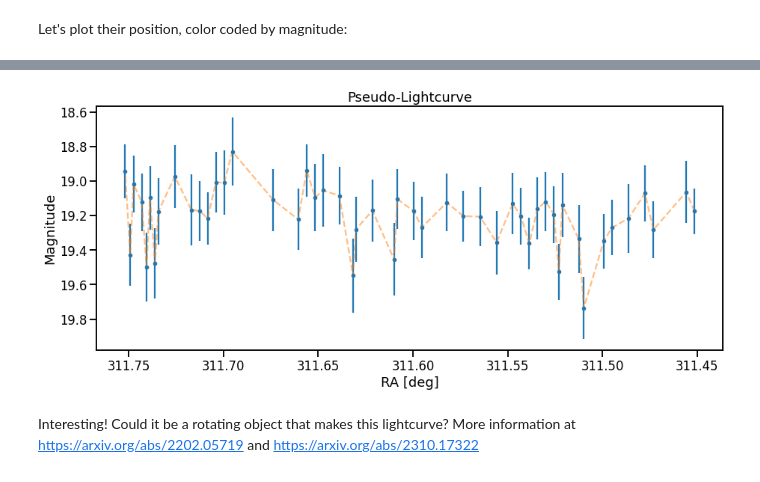
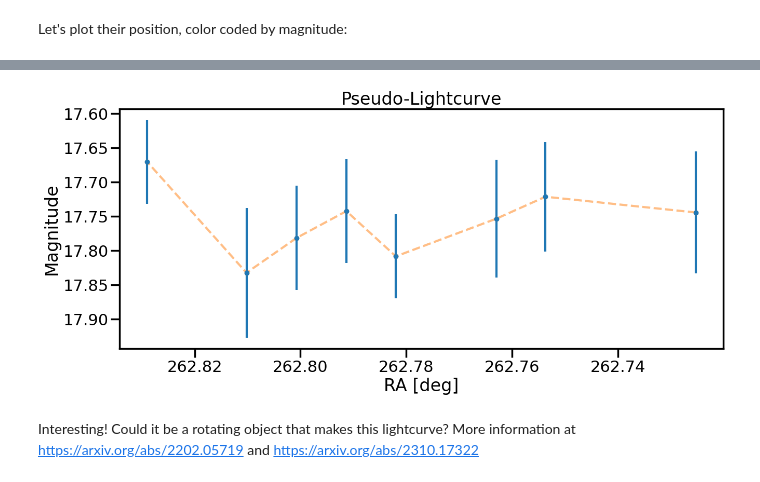
Before and after one commit to astrolabsoftware/fink-tutorials, a Jupyter notebook: sso/sso.ipynb, the cells around one changed output, grey strips where cells are left out. Drawn from its saved outputs; the diff is of its cells as text; code cells hidden in the pictures.

```diff
--- a/sso/sso.ipynb
+++ b/sso/sso.ipynb
@@ -225,10 +229,10 @@ From time to time, one can see, on a single exposure, a dozen of alerts making a
 # %%
 # dates are UTC
 r = requests.post(
-  'https://fink-portal.org/api/v1/explorer',
+  'https://api.fink-portal.org/api/v1/tracklet',
   json={
-    'startdate': '2021-03-18 12:33:03.996',
-    'window': '1', # in minute
+    "date": "2021-08-10",
+    "output-format": "json"
   }
 )
 
@@ -277,33 +281,33 @@ That's about 1 degree in one exposure (30 seconds) -- quite fast! Let's see the
 # %%
 fig = plt.figure(figsize=(15, 6))
 
-ra_filt = (pdfUFO['i:ra'] > 311) & (pdfUFO['i:ra'] < 312)
-dec_filt = (pdfUFO['i:dec'] > 2.4) & (pdfUFO['i:dec'] < 2.6)
+ra_filt = (pdfUFO['i:ra'] > 260) & (pdfUFO['i:ra'] < 270)
+dec_filt = (pdfUFO['i:dec'] > -22) & (pdfUFO['i:dec'] < -21.5)
 mask = ra_filt & dec_filt
 
 # sort values by RA that acts as a proxy for the arrow of time
 pdfUFO_sorted = pdfUFO.sort_values('i:ra')[mask]
 
 plt.errorbar(
     pdfUFO_sorted['i:ra'],
     pdfUFO_sorted['i:magpsf'],
     pdfUFO_sorted['i:sigmapsf'],
     marker='.', ls=''
 )
 
 plt.plot(
     pdfUFO_sorted['i:ra'],
     pdfUFO_sorted['i:magpsf'],
     marker='.', ls='--', alpha=0.5
 )
 
 plt.gca().invert_xaxis()
 plt.gca().invert_yaxis()
 plt.title('Pseudo-Lightcurve')
 plt.xlabel('RA [deg]')
 plt.ylabel('Magnitude');
 # %% [output]
-[figure, old version]
+[figure, new version]
 # %% [markdown]
 Interesting! Could it be a rotating object that makes this lightcurve? More information at https://arxiv.org/abs/2202.05719 and https://arxiv.org/abs/2310.17322
 # %% [markdown]
```
Also changed, not shown: parts of 14 cells of this notebook, 7 other files.
